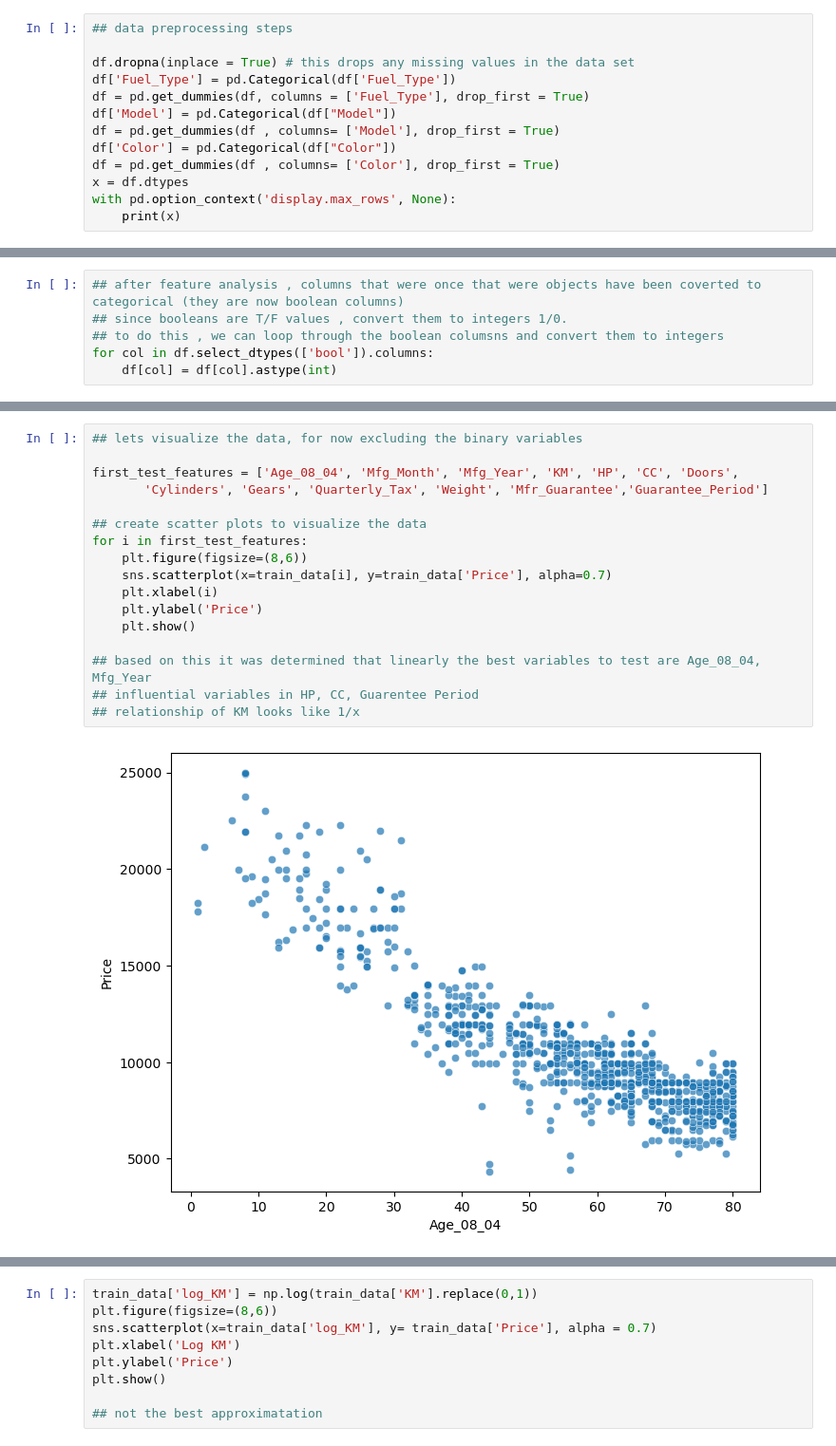
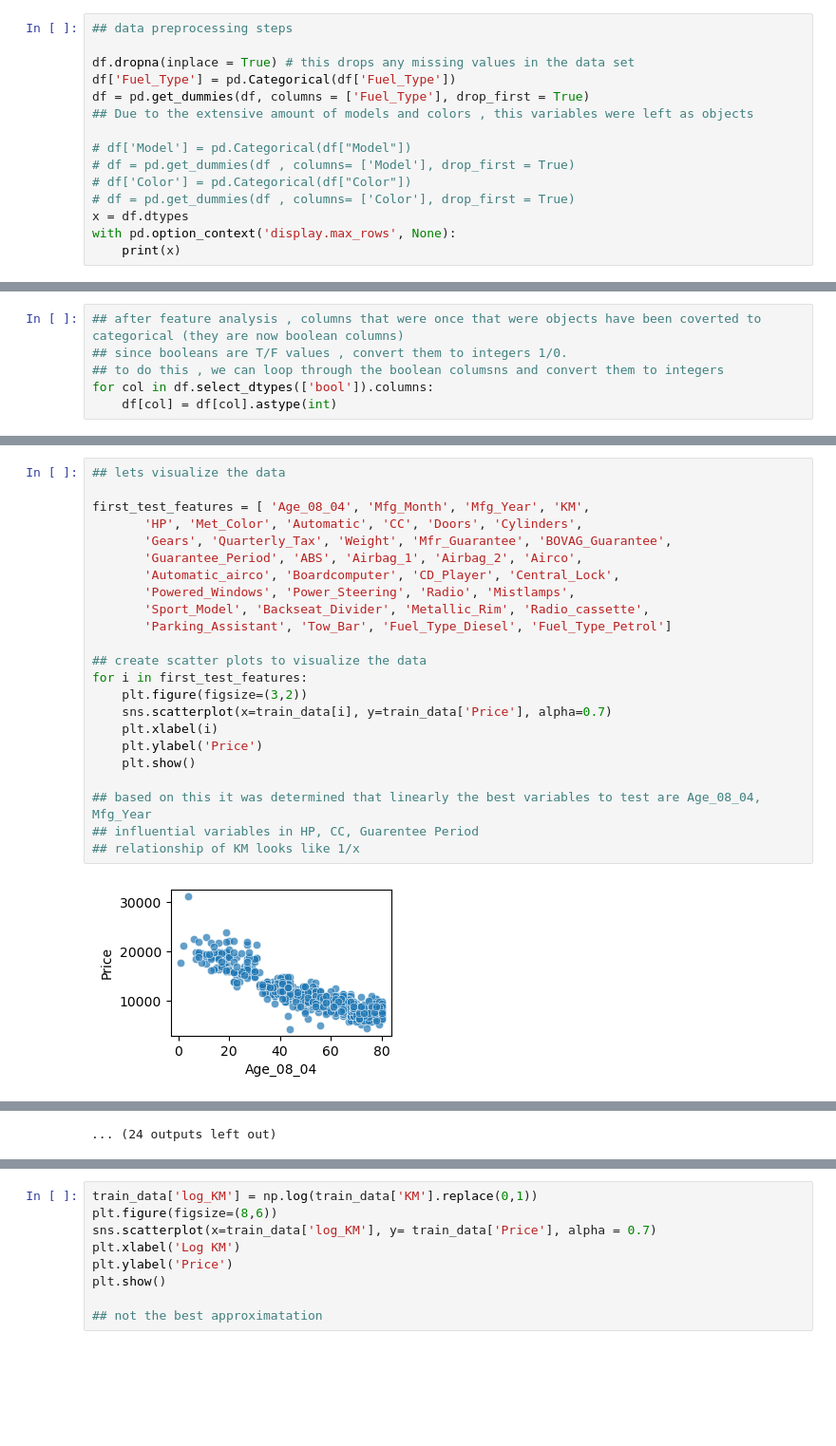
Before and after one commit to liulawrence2002/Project-1-MSBA, a Jupyter notebook: project_1_final.ipynb, the cells around one changed output, grey strips where cells are left out. Shown at 95% size. Saved outputs shown, nothing was run; the diff lists cells and outputs as text; blank space fills up the shorter version.

Commit message:
updated to show all predictors against response variable price
altered SFS to work on all predictors instead of just the 17

(not finished, still need to run final prediction)

```diff
--- a/project_1_final.ipynb
+++ b/project_1_final.ipynb
@@ -38,10 +43,12 @@ len(df['Model'].unique())
 df.dropna(inplace = True) # this drops any missing values in the data set
 df['Fuel_Type'] = pd.Categorical(df['Fuel_Type'])
 df = pd.get_dummies(df, columns = ['Fuel_Type'], drop_first = True)
-df['Model'] = pd.Categorical(df["Model"])
-df = pd.get_dummies(df , columns= ['Model'], drop_first = True)
-df['Color'] = pd.Categorical(df["Color"])
-df = pd.get_dummies(df , columns= ['Color'], drop_first = True)
+## Due to the extensive amount of models and colors , this variables were left as objects
+
+# df['Model'] = pd.Categorical(df["Model"])
+# df = pd.get_dummies(df , columns= ['Model'], drop_first = True)
+# df['Color'] = pd.Categorical(df["Color"])
+# df = pd.get_dummies(df , columns= ['Color'], drop_first = True)
 x = df.dtypes
 with pd.option_context('display.max_rows', None):
     print(x)
@@ -117,19 +138,25 @@ train_data.describe()
 # %%
-## lets visualize the data, for now excluding the binary variables
+## lets visualize the data
 
-first_test_features = ['Age_08_04', 'Mfg_Month', 'Mfg_Year', 'KM', 'HP', 'CC', 'Doors',
-       'Cylinders', 'Gears', 'Quarterly_Tax', 'Weight', 'Mfr_Guarantee','Guarantee_Period']
+first_test_features = [ 'Age_08_04', 'Mfg_Month', 'Mfg_Year', 'KM',
+       'HP', 'Met_Color', 'Automatic', 'CC', 'Doors', 'Cylinders',
+       'Gears', 'Quarterly_Tax', 'Weight', 'Mfr_Guarantee', 'BOVAG_Guarantee',
+       'Guarantee_Period', 'ABS', 'Airbag_1', 'Airbag_2', 'Airco',
+       'Automatic_airco', 'Boardcomputer', 'CD_Player', 'Central_Lock',
+       'Powered_Windows', 'Power_Steering', 'Radio', 'Mistlamps',
+       'Sport_Model', 'Backseat_Divider', 'Metallic_Rim', 'Radio_cassette',
+       'Parking_Assistant', 'Tow_Bar', 'Fuel_Type_Diesel', 'Fuel_Type_Petrol']
 
 ## create scatter plots to visualize the data
 for i in first_test_features:
-    plt.figure(figsize=(8,6))
+    plt.figure(figsize=(3,2))
     sns.scatterplot(x=train_data[i], y=train_data['Price'], alpha=0.7)
     plt.xlabel(i)
     plt.ylabel('Price')
     plt.show()
 
 ## based on this it was determined that linearly the best variables to test are Age_08_04, Mfg_Year
 ## influential variables in HP, CC, Guarentee Period
 ## relationship of KM looks like 1/x
 # %% [output]
-[figure, old version]
+[figure, new version]
@@ -148 +174,2 @@ for i in first_test_features:
+... (24 outputs left out)
 # %%
```
Also changed, not shown: parts of 13 cells of this notebook.
